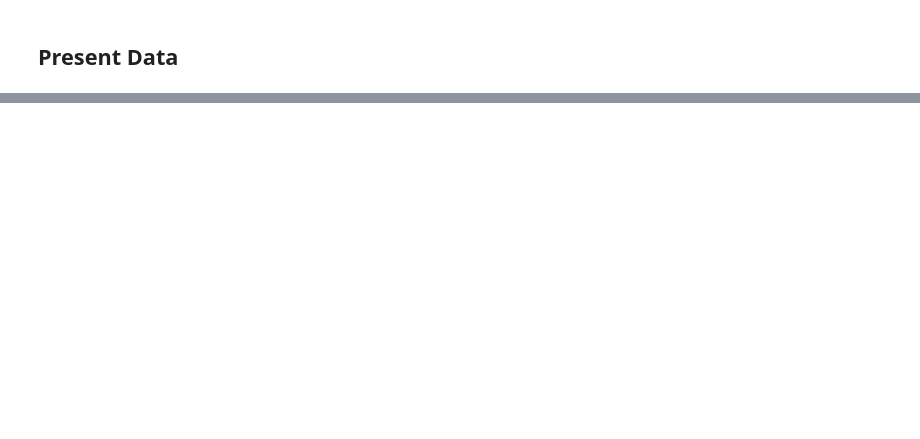
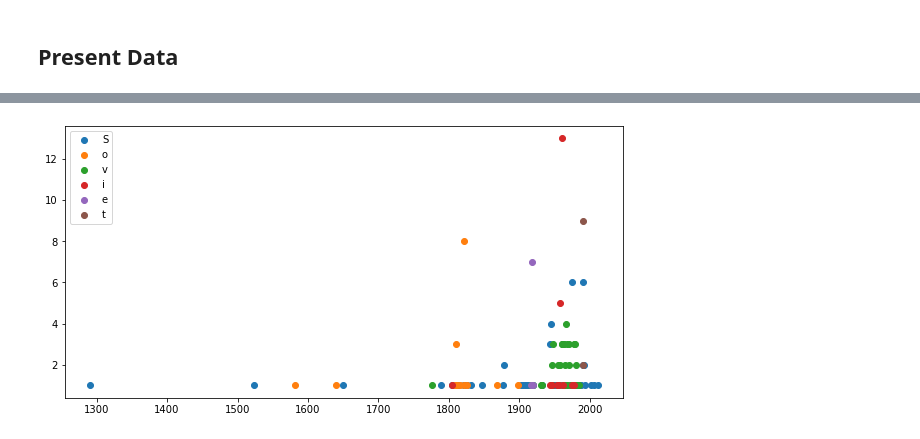
Before and after one commit to ncruickshank/nc_r_tidytuesday, a Jupyter notebook: 20210706 - Independence Day/20210706 - Independence Day.ipynb, the cells around one changed output, grey strips where cells are left out. Saved outputs shown, nothing was run; the diff lists cells and outputs as text; code cells hidden in the pictures; blank space fills up the shorter version.

```diff
--- a/20210706 - Independence Day/20210706 - Independence Day.ipynb
+++ b/20210706 - Independence Day/20210706 - Independence Day.ipynb
@@ -100,0 +107,16 @@ Top 5 countries from which independence was claimed
+# %%
+holidays['former_sovereign'] = np.where(holidays['independence_from'].
+                                        isin(head_independence_from_list),
+                                        holidays['independence_from'],
+                                        'Other')
+indie_years = holidays.groupby(['former_sovereign', 'year']).size().\
+    reset_index(name = 'count').sort_values(by = 'year').set_index('year')
+
+plt.figure(figsize = (10,5))
+for country in indie_years['former_sovereign'].unique():
+    slice = indie_years[indie_years['former_sovereign'] == country]
+    country_name = country
+    plt.plot(slice['count'], 'o')
+    plt.legend()
+# %% [output]
+[figure, added]
```
Also changed, not shown: parts of 4 cells of this notebook.
